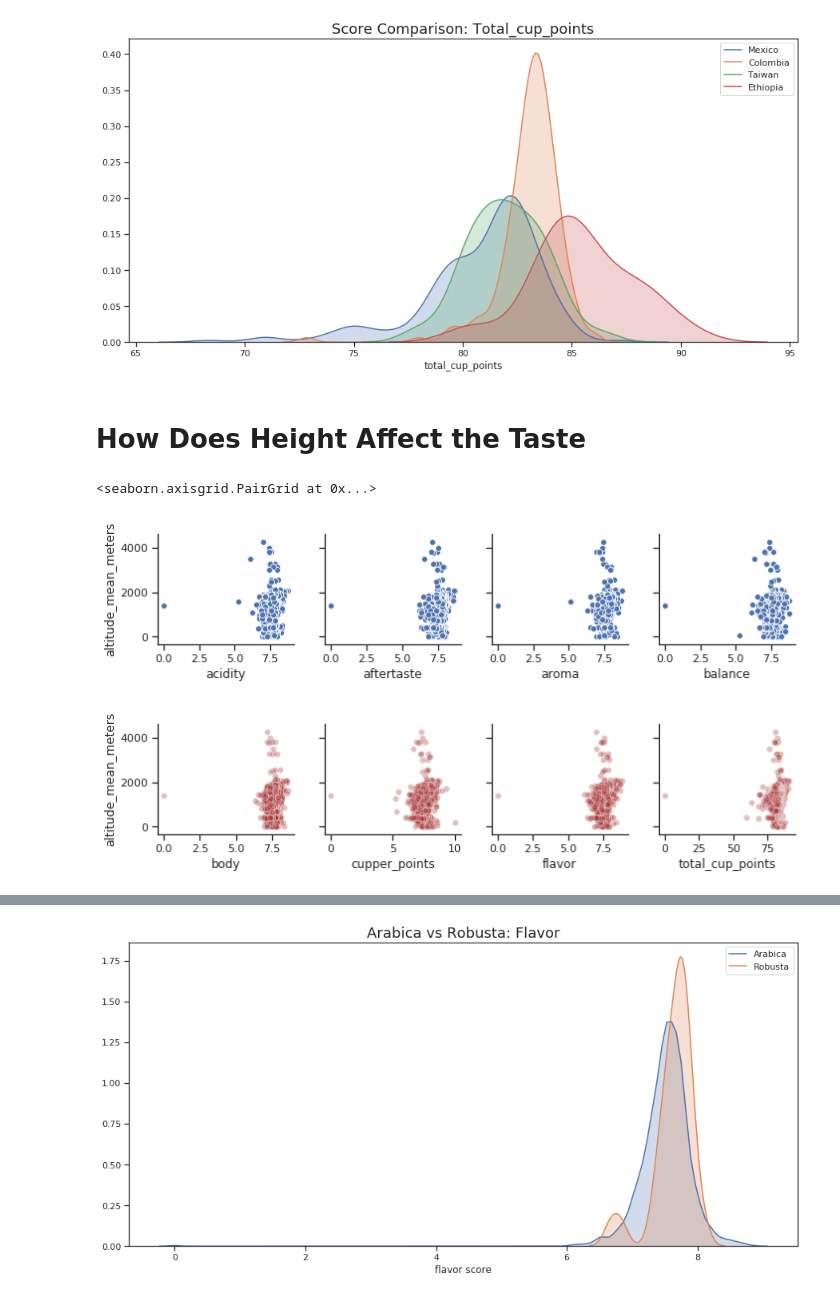
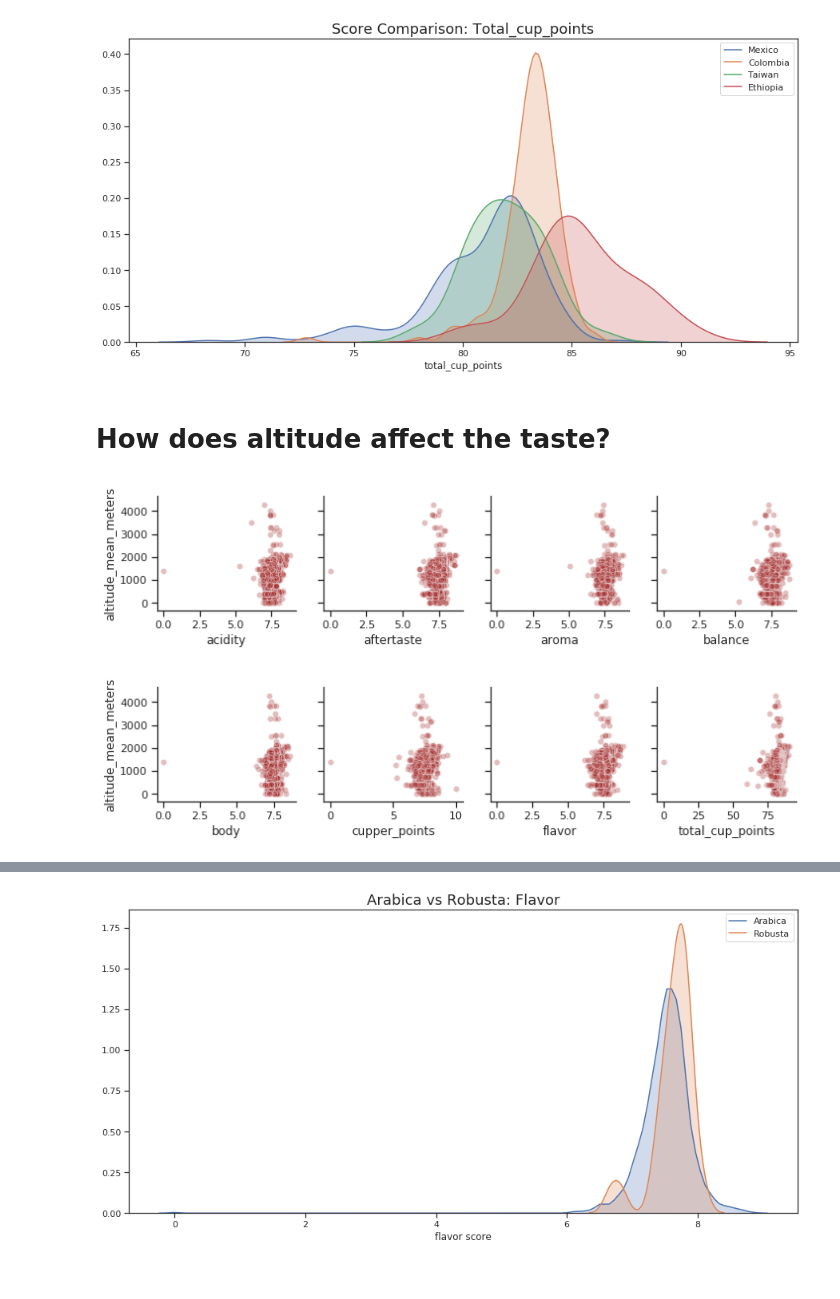
Before and after one commit to Evelyn-H/Data-Analysis-Course, a Jupyter notebook: Coffee Explorations.ipynb, the cells around one changed output, grey strips where cells are left out. Saved outputs shown, nothing was run; the diff lists cells and outputs as text; code cells hidden in the pictures.

```diff
--- a/Coffee Explorations.ipynb
+++ b/Coffee Explorations.ipynb
@@ -389,18 +321,17 @@ plot_distrib(df, "flavor", ["Mexico", "Colombia", "Taiwan", "Ethiopia"])
 plot_distrib(df, "total_cup_points", ["Mexico", "Colombia", "Taiwan", "Ethiopia"])
 # %% [output]
 [figure]
-# %% [markdown]
-# How Does Height Affect the Taste
+# %% [markdown]
+# How does altitude affect the taste?
 # %%
 # plt.figure(figsize=(15,7))
-sns.pairplot(df.drop(df.loc[df.altitude_mean_meters > 8000].index)
-             , y_vars=["altitude_mean_meters"], x_vars=["acidity", "aftertaste", "aroma", "balance"])
 sns.pairplot(df.drop(df.loc[df.altitude_mean_meters > 8000].index), plot_kws={'alpha': 0.3, 'color':'brown'},
-             y_vars=["altitude_mean_meters"], x_vars=["body", "cupper_points", "flavor", 'total_cup_points'])
+    y_vars=["altitude_mean_meters"], x_vars=["acidity", "aftertaste", "aroma", "balance"]);
+sns.pairplot(df.drop(df.loc[df.altitude_mean_meters > 8000].index), plot_kws={'alpha': 0.3, 'color':'brown'},
+    y_vars=["altitude_mean_meters"], x_vars=["body", "cupper_points", "flavor", 'total_cup_points']);
 # %% [output]
-<seaborn.axisgrid.PairGrid at 0x...>
-[figure, old version]
+[figure, new version]
-[figure, old version]
+[figure, new version]
 # %%
 plt.figure(figsize=(10,10))
 data = df.drop(df.loc[df.altitude_mean_meters > 8000].index).drop(df.loc[df.total_cup_points < 1].index)
```
Also changed, not shown: parts of 16 cells of this notebook, 2 other files.
